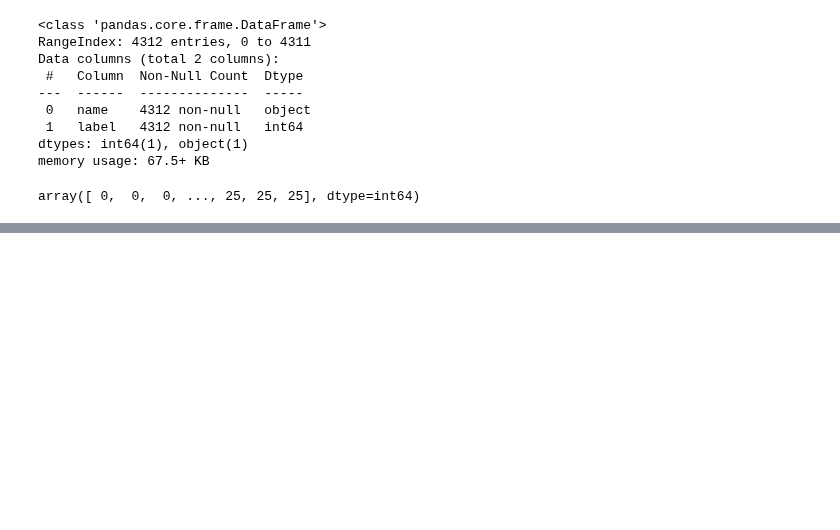
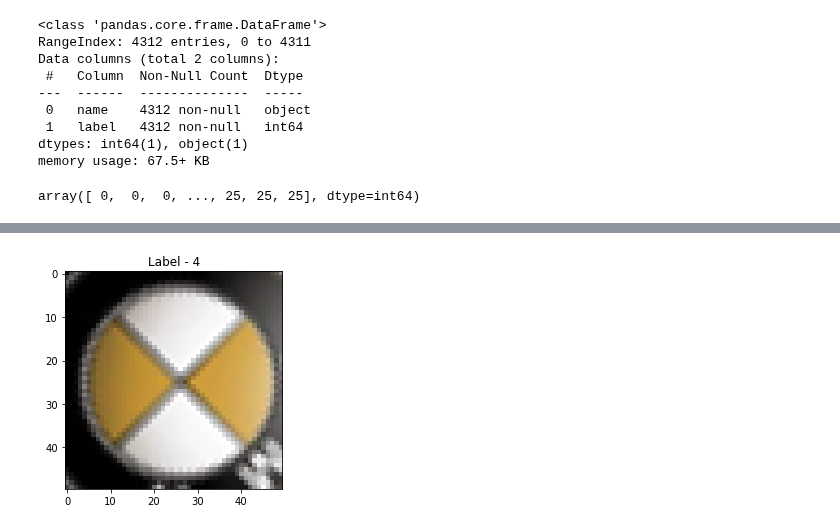
Before and after one commit to HoJin1014/KNU-BIGDATA-study, a Jupyter notebook: 2022.09.20/ex_project2.ipynb, the cells around one changed output, grey strips where cells are left out. Saved outputs shown, nothing was run; the diff lists cells and outputs as text; code cells hidden in the pictures; blank space fills up the shorter version.

```diff
--- a/2022.09.20/ex_project2.ipynb
+++ b/2022.09.20/ex_project2.ipynb
@@ -103,9 +104,9 @@ def solution(foldname):
     for i in os.listdir('./'+foldname+'/'):
         n=np.array(Image.open('./'+foldname+'/'+i))/255.0
         if foldname=='blwh':
-           n_list=n.reshape(-1,50*50)[0].tolist()
+           n_list=n.reshape(-1,50,50)[0].tolist()
         else:
-            n_list=n.reshape(-1,50*50,3)[0].tolist()
+            n_list=n.reshape(-1,50,50,3)[0].tolist()
         l.append(n_list)
     return np.array(l)
 # %%
@@ -196,0 +206,3 @@ array([[1.        , 1.        , 1.        , ..., 1.        , 1.        ,
+# %%
+data=rgb
+target=tarDF
@@ -196,0 +215,9 @@ array([[1.        , 1.        , 1.        , ..., 1.        , 1.        ,
+# %%
+# 훈련/테스트 데이터 나누기
+x_train, x_test, y_train, y_test = train_test_split(data, target,
+                                                    random_state=42,
+                                                    stratify=target)
+# %%
+x_train, x_val, y_train, y_val = train_test_split(x_train, y_train,
+                                                  stratify=y_train,
+                                                  random_state=42)
@@ -196,0 +326,6 @@ array([[1.        , 1.        , 1.        , ..., 1.        , 1.        ,
+# %%
+plt.imshow(x_val[100].reshape(50,50,3))
+plt.title(f'Label - {y_val[100]}')
+plt.show()
+# %% [output]
+[figure, added]
```
Also changed, not shown: parts of 27 cells of this notebook, 1 other file.
